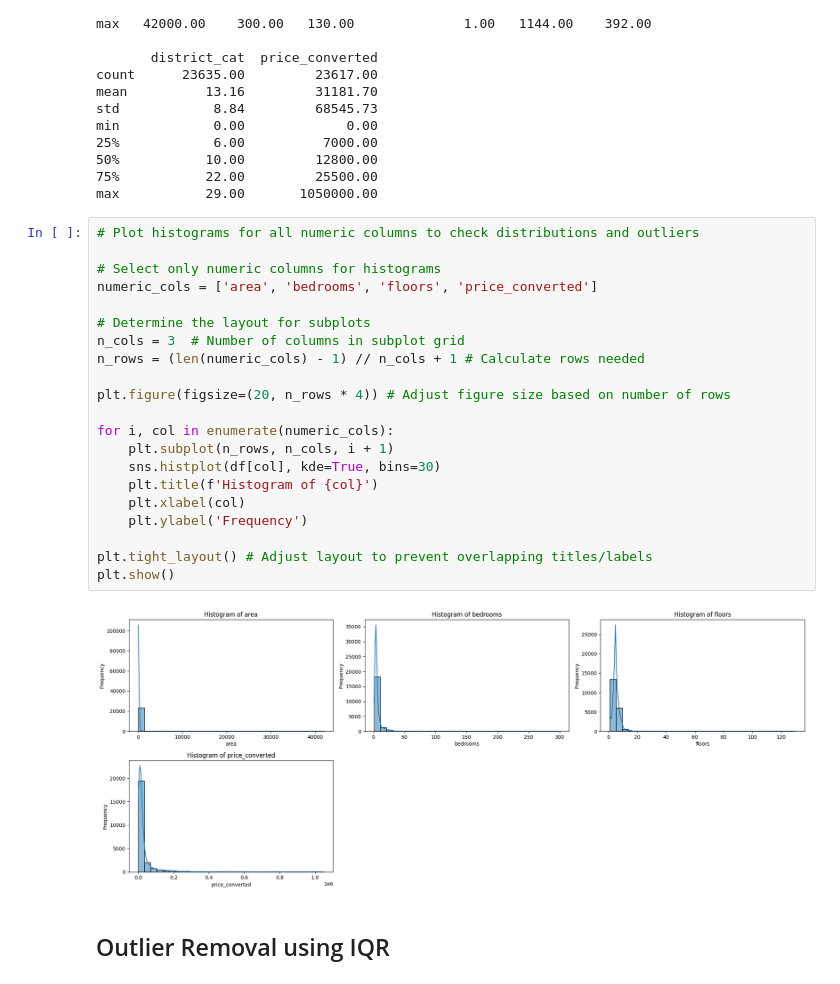
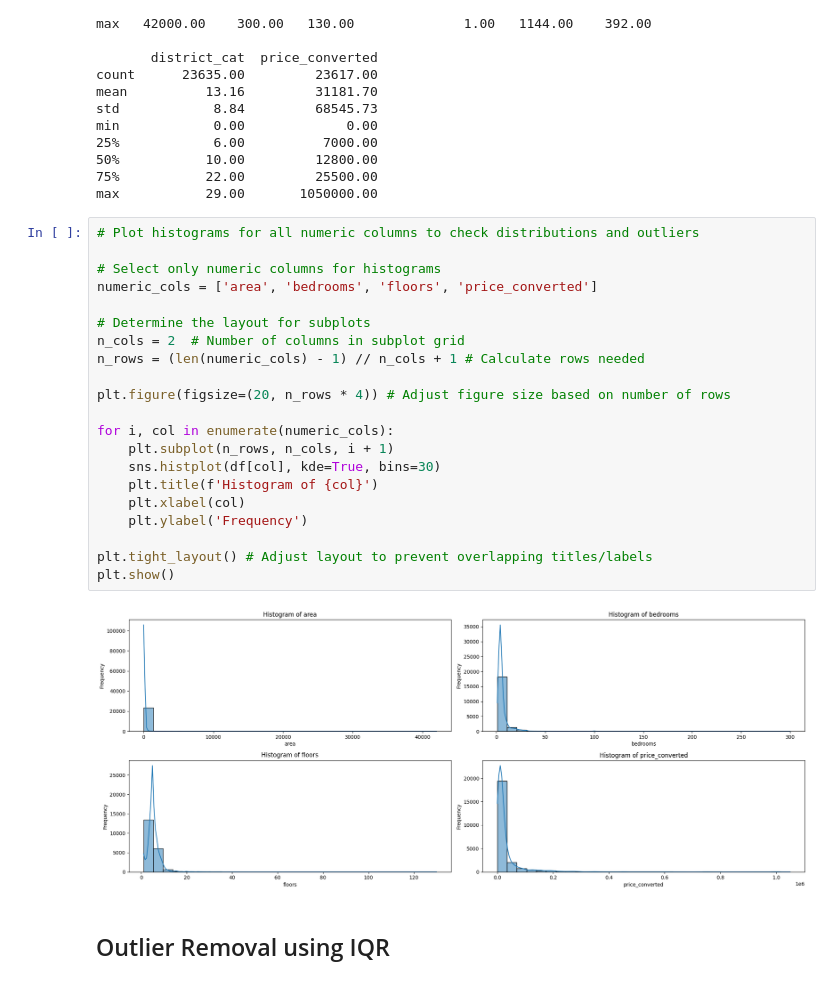
Before and after one commit to DuongDH03/RealEstate-EDA-Modeling, a Jupyter notebook: Data Exploration/Explore-alonhadat.ipynb, the cells around one changed output. Cells and saved outputs as stored; diff of their text form.

```diff
--- a/Data Exploration/Explore-alonhadat.ipynb
+++ b/Data Exploration/Explore-alonhadat.ipynb
@@ -322,26 +322,26 @@ max           29.00       1050000.00
 # %%
 # Plot histograms for all numeric columns to check distributions and outliers
 
 # Select only numeric columns for histograms
 numeric_cols = ['area', 'bedrooms', 'floors', 'price_converted']
 
 # Determine the layout for subplots
-n_cols = 3  # Number of columns in subplot grid
+n_cols = 2  # Number of columns in subplot grid
 n_rows = (len(numeric_cols) - 1) // n_cols + 1 # Calculate rows needed
 
 plt.figure(figsize=(20, n_rows * 4)) # Adjust figure size based on number of rows
 
 for i, col in enumerate(numeric_cols):
     plt.subplot(n_rows, n_cols, i + 1)
     sns.histplot(df[col], kde=True, bins=30)
     plt.title(f'Histogram of {col}')
     plt.xlabel(col)
     plt.ylabel('Frequency')
 
 plt.tight_layout() # Adjust layout to prevent overlapping titles/labels
 plt.show()
 # %% [output]
-[figure, old version]
+[figure, new version]
 # %% [markdown]
 ## Outlier Removal using IQR
 # %%
```
Also changed, not shown: parts of 1 cell of this notebook.
